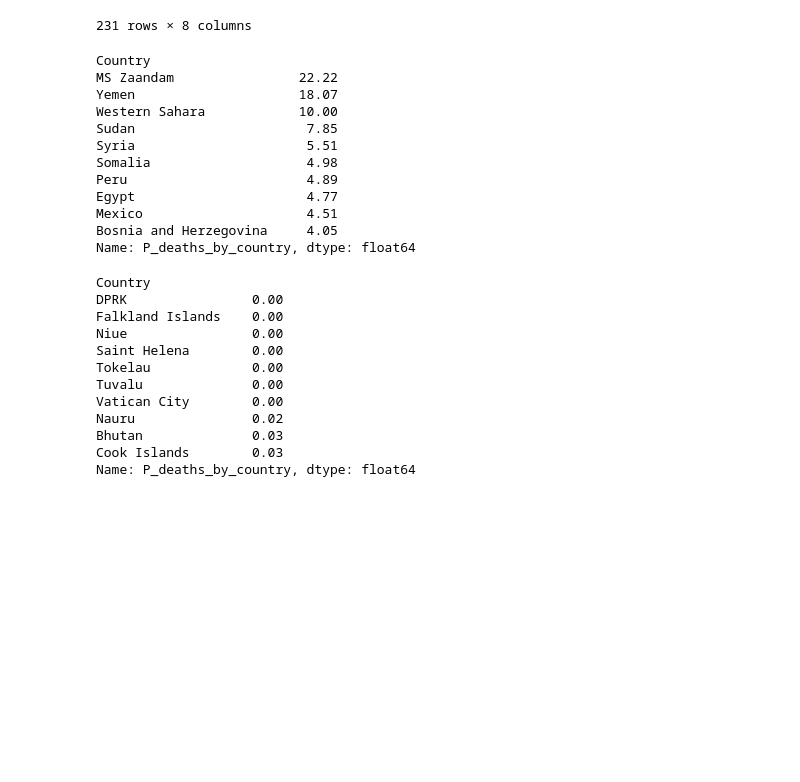
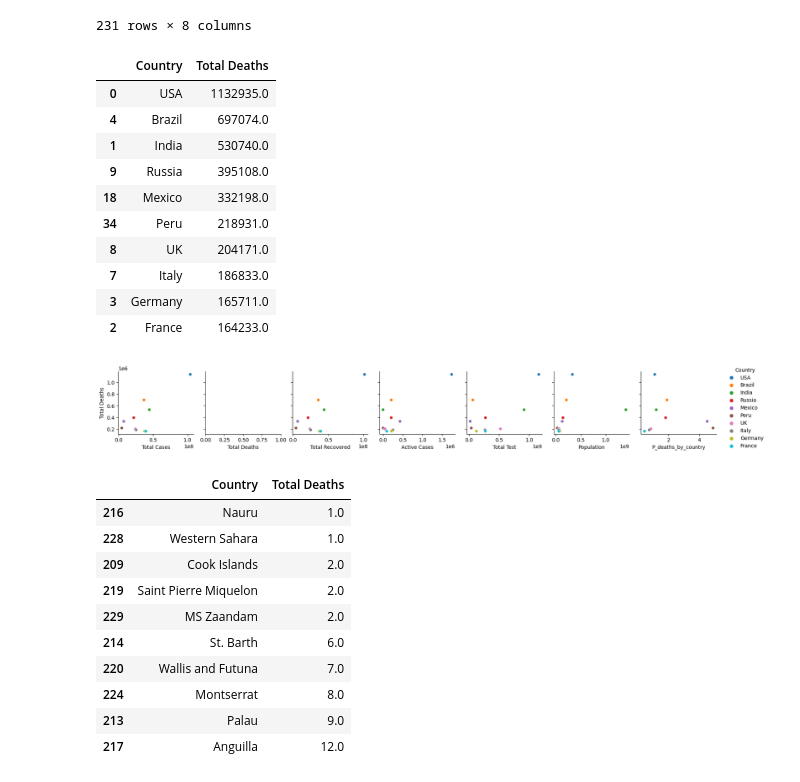
Before and after one commit to lmbd92/Fund.Programacion, a Jupyter notebook: Final/sln.ipynb, the cells around one changed output. Drawn from its saved outputs; the diff is of its cells as text; code cells hidden in the pictures; blank space fills up the shorter version.

```diff
--- a/Final/sln.ipynb
+++ b/Final/sln.ipynb
@@ -171,35 +171,39 @@ df_copy_th
 231 rows × 8 columns
 # %%
 # Top 10 countries with the highest number of deaths
-top_10_countries_highest = df_copy_th.groupby('Country')['P_deaths_by_country'].sum().nlargest(10)
-top_10_countries_highest
+df_Hg_deaths= df_copy_th.nlargest(10, 'Total Deaths')[['Country', 'Total Deaths']]
+df_Hg_deaths
 # %% [output]
-Country
-MS Zaandam                22.22
-Yemen                     18.07
-Western Sahara            10.00
-Sudan                      7.85
-Syria                      5.51
-Somalia                    4.98
-Peru                       4.89
-Egypt                      4.77
-Mexico                     4.51
-Bosnia and Herzegovina     4.05
-Name: P_deaths_by_country, dtype: float64
+|  | Country | Total Deaths |
+| 0 | USA | 1132935.0 |
+| 4 | Brazil | 697074.0 |
+| 1 | India | 530740.0 |
+| 9 | Russia | 395108.0 |
+| 18 | Mexico | 332198.0 |
+| 34 | Peru | 218931.0 |
+| 8 | UK | 204171.0 |
+| 7 | Italy | 186833.0 |
+| 3 | Germany | 165711.0 |
+| 2 | France | 164233.0 |
+# %%
+#Graphic
+tmp = df_copy_th.nlargest(10, 'Total Deaths')
+grap = sns.pairplot(tmp, hue='Country', y_vars='Total Deaths')
+plt.show(grap)
+# %% [output]
+[figure, added]
 # %%
-# Top 10 countries with the smallest number of deaths
-top_10_countries_smallest = df_copy_th.groupby('Country')['P_deaths_by_country'].sum().nsmallest(10)
-top_10_countries_smallest
+# Top 10 countries with fewer deaths
+df_copy_th.nsmallest(10, 'Total Deaths')[['Country', 'Total Deaths']]
 # %% [output]
-Country
-DPRK                0.00
-Falkland Islands    0.00
-Niue                0.00
-Saint Helena        0.00
-Tokelau             0.00
-Tuvalu              0.00
-Vatican City        0.00
-Nauru               0.02
-Bhutan              0.03
-Cook Islands        0.03
-Name: P_deaths_by_country, dtype: float64
+|  | Country | Total Deaths |
+| 216 | Nauru | 1.0 |
+| 228 | Western Sahara | 1.0 |
+| 209 | Cook Islands | 2.0 |
+| 219 | Saint Pierre Miquelon | 2.0 |
+| 229 | MS Zaandam | 2.0 |
+| 214 | St. Barth | 6.0 |
+| 220 | Wallis and Futuna | 7.0 |
+| 224 | Montserrat | 8.0 |
+| 213 | Palau | 9.0 |
+| 217 | Anguilla | 12.0 |
```
Also changed, not shown: parts of 6 cells of this notebook, 1 other file.
